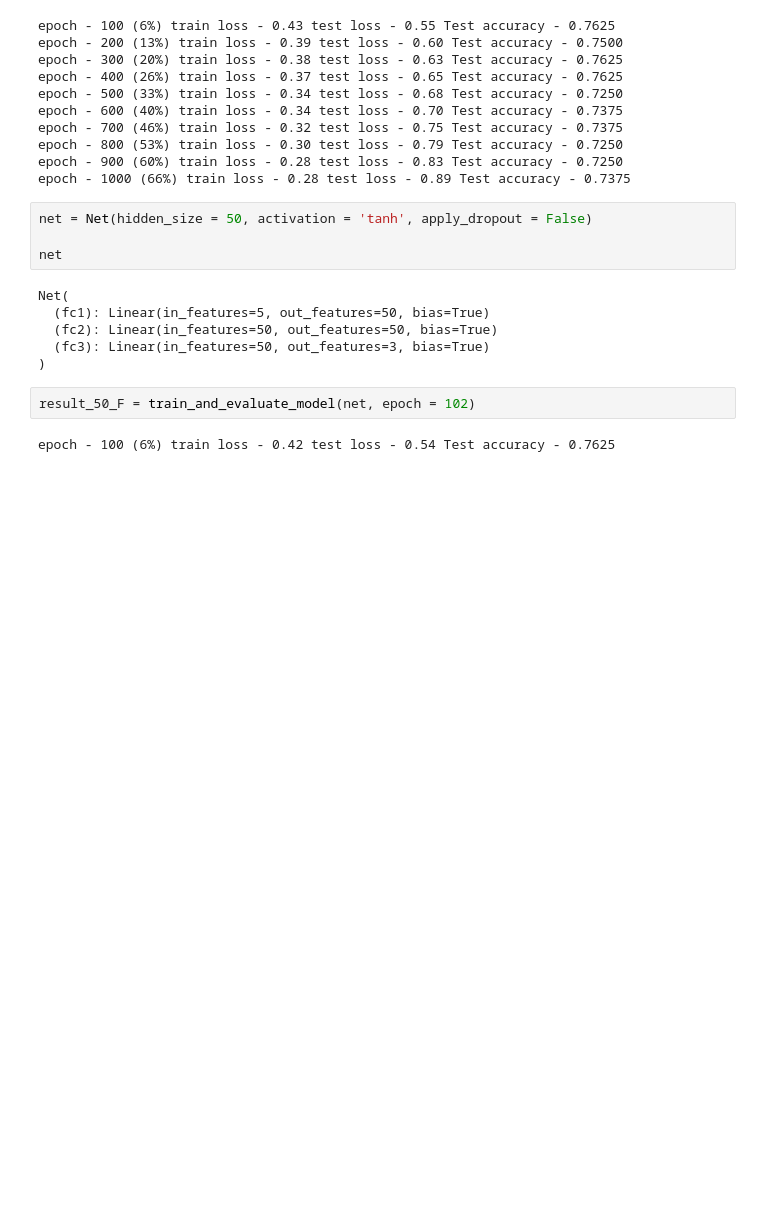
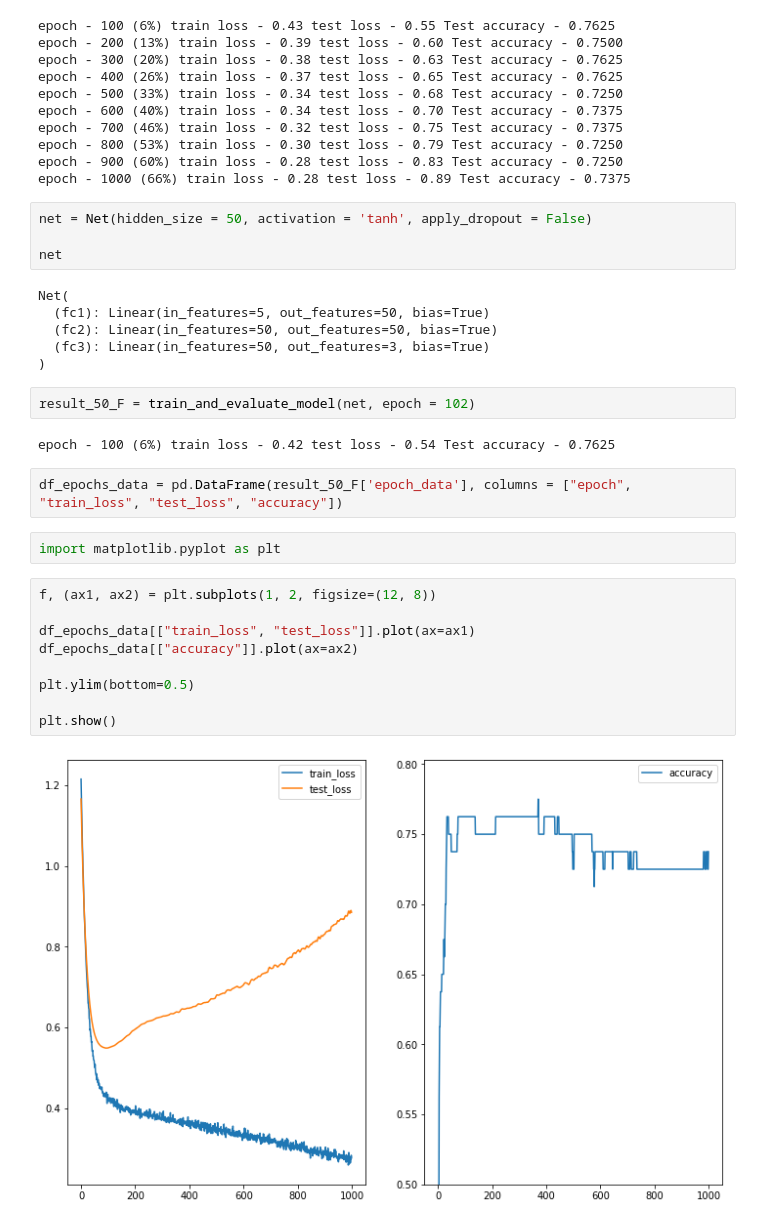
Before and after one commit to Rajat-Karahe/StudentAdmissionPredictionFNN, a Jupyter notebook: ClassificationUsingACustomNNModel.ipynb, the cells around one changed output. Cells and saved outputs as stored; diff of their text form; blank space fills up the shorter version.

```diff
--- a/ClassificationUsingACustomNNModel.ipynb
+++ b/ClassificationUsingACustomNNModel.ipynb
@@ -319,3 +319,18 @@ Net(
 result_50_F = train_and_evaluate_model(net, epoch = 102)
 # %% [output]
 epoch - 100 (6%) train loss - 0.42 test loss - 0.54 Test accuracy - 0.7625
+# %%
+df_epochs_data = pd.DataFrame(result_50_F['epoch_data'], columns = ["epoch", "train_loss", "test_loss", "accuracy"])
+# %%
+import matplotlib.pyplot as plt
+# %%
+f, (ax1, ax2) = plt.subplots(1, 2, figsize=(12, 8))
+
+df_epochs_data[["train_loss", "test_loss"]].plot(ax=ax1)
+df_epochs_data[["accuracy"]].plot(ax=ax2)
+
+plt.ylim(bottom=0.5)
+
+plt.show()
+# %% [output]
+[figure, added]
```
